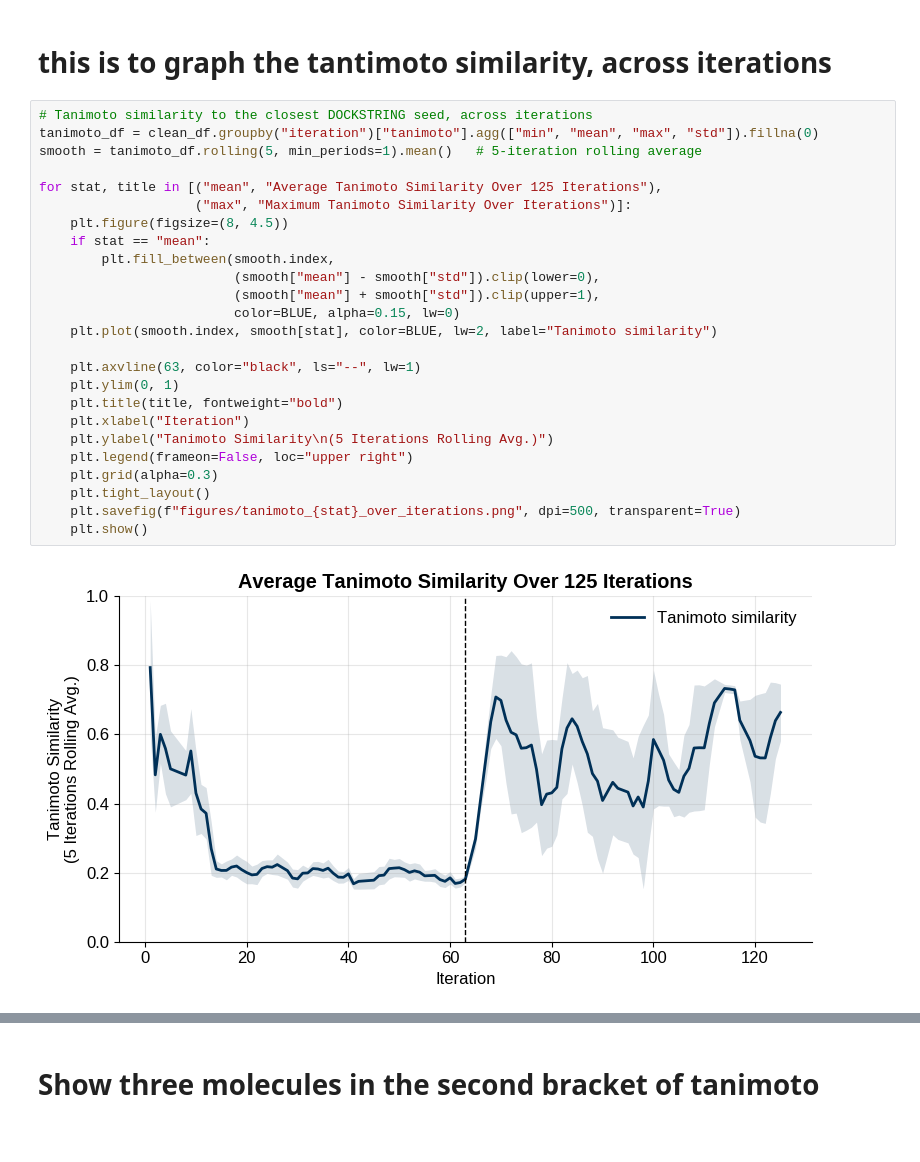
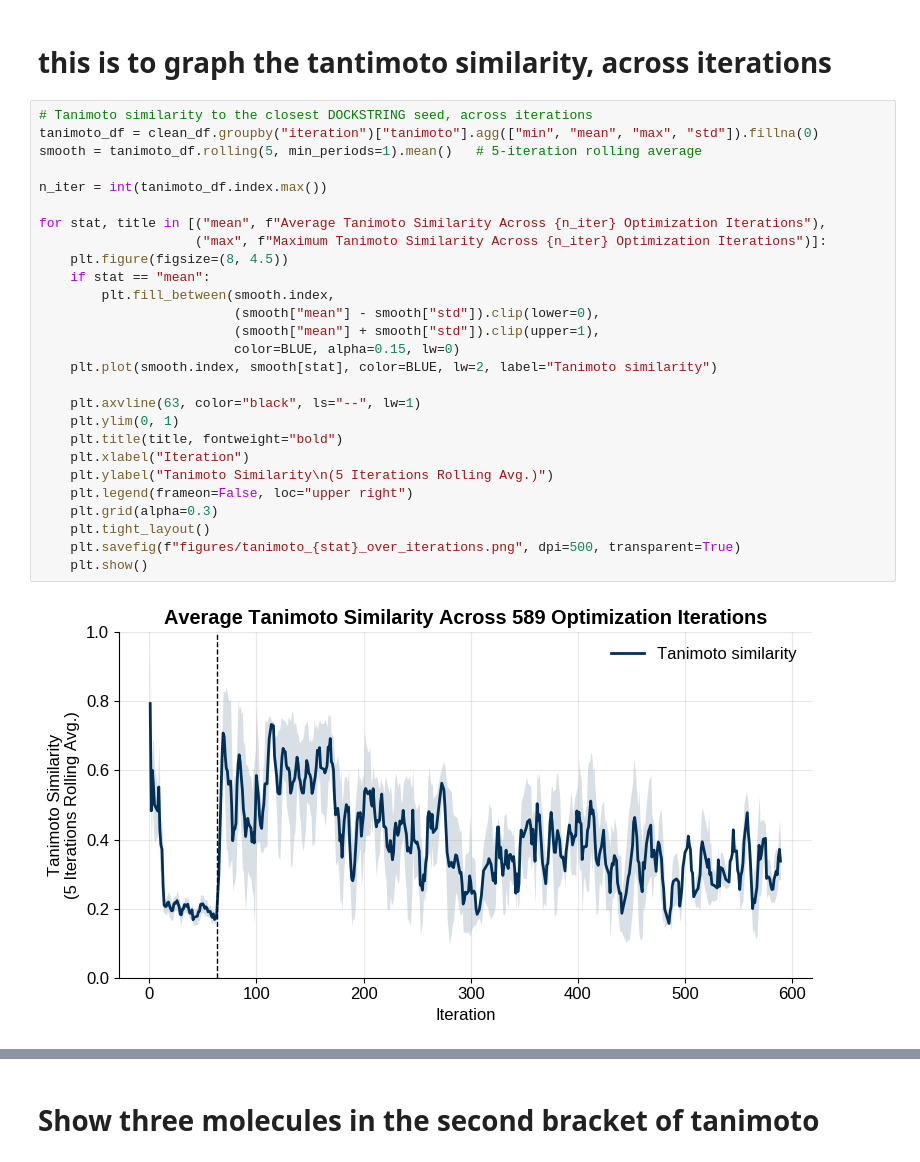
Before and after one commit to lemaryan/drugdesign, a Jupyter notebook: analysis.ipynb, the cells around one changed output, grey strips where cells are left out. Drawn from its saved outputs; the diff is of its cells as text.

```diff
--- a/analysis.ipynb
+++ b/analysis.ipynb
@@ -154,27 +179,29 @@ max(clean_df["iteration"])
 # %%
 # Tanimoto similarity to the closest DOCKSTRING seed, across iterations
 tanimoto_df = clean_df.groupby("iteration")["tanimoto"].agg(["min", "mean", "max", "std"]).fillna(0)
 smooth = tanimoto_df.rolling(5, min_periods=1).mean()   # 5-iteration rolling average
 
-for stat, title in [("mean", "Average Tanimoto Similarity Over 125 Iterations"),
-                    ("max", "Maximum Tanimoto Similarity Over Iterations")]:
+n_iter = int(tanimoto_df.index.max())
+
+for stat, title in [("mean", f"Average Tanimoto Similarity Across {n_iter} Optimization Iterations"),
+                    ("max", f"Maximum Tanimoto Similarity Across {n_iter} Optimization Iterations")]:
     plt.figure(figsize=(8, 4.5))
     if stat == "mean":
         plt.fill_between(smooth.index,
                          (smooth["mean"] - smooth["std"]).clip(lower=0),
                          (smooth["mean"] + smooth["std"]).clip(upper=1),
                          color=BLUE, alpha=0.15, lw=0)
     plt.plot(smooth.index, smooth[stat], color=BLUE, lw=2, label="Tanimoto similarity")
 
     plt.axvline(63, color="black", ls="--", lw=1)
     plt.ylim(0, 1)
     plt.title(title, fontweight="bold")
     plt.xlabel("Iteration")
     plt.ylabel("Tanimoto Similarity\n(5 Iterations Rolling Avg.)")
     plt.legend(frameon=False, loc="upper right")
     plt.grid(alpha=0.3)
     plt.tight_layout()
     plt.savefig(f"figures/tanimoto_{stat}_over_iterations.png", dpi=500, transparent=True)
     plt.show()
 # %% [output]
-[figure, old version]
+[figure, new version]
```
Also changed, not shown: parts of 17 cells of this notebook, 18 other files.
